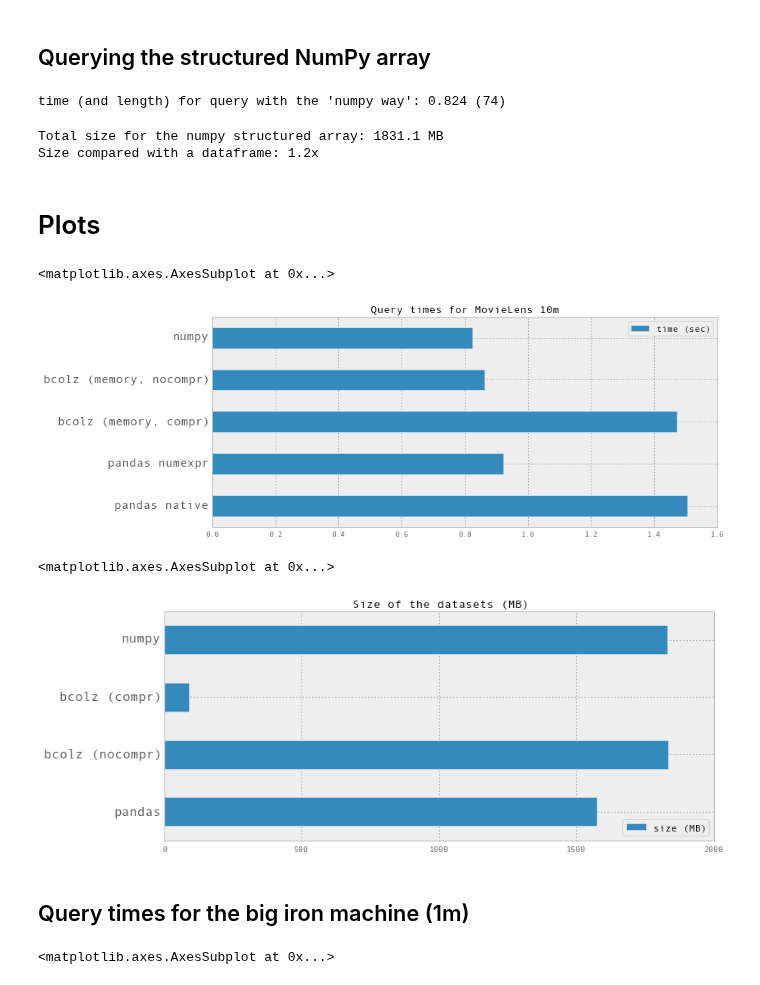
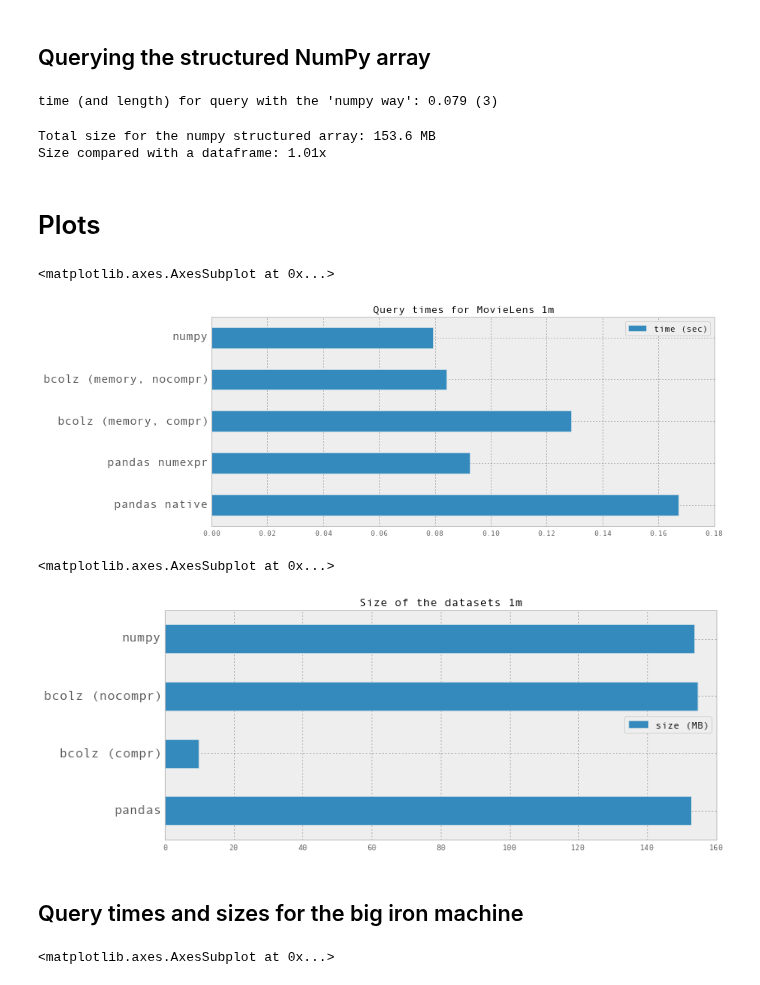
Before and after one commit to Blosc/movielens-bench, a Jupyter notebook: querying-assp14.ipynb, the cells around one changed output. Cells and saved outputs as stored; diff of their text form; code cells hidden in the pictures.

```diff
--- a/querying-assp14.ipynb
+++ b/querying-assp14.ipynb
@@ -48,7 +48,7 @@ def read_csv(dsetname, pdset):
     lens.to_hdf(pdset, 'lens')
     return lens
 # %%
-dsetname = '10m'
+dsetname = '1m'
 pdset = 'ml-%s.h5' % dsetname
 t0 = time()
 if os.path.exists(pdset):
@@ -234,17 +213,17 @@ npqtime = (time() - t0) / 10.
 print("time (and length) for query with the 'numpy way': %.3f (%d)" %
       (npqtime, len(result)))
 # %% [output]
-time (and length) for query with the 'numpy way': 0.824 (74)
+time (and length) for query with the 'numpy way': 0.079 (3)
 # %%
 # Size of the numpy container
 # Size for the compressed ctable
 npsize = nplens.view('i1').size / 2**20.
 print("Total size for the numpy structured array: %.1f MB" % (npsize,))
 # Reduction in size compared with the dataframe
-print("Size compared with a dataframe: %.1fx" % (npsize / dfsize,))
+print("Size compared with a dataframe: %.2fx" % (npsize / dfsize,))
 # %% [output]
-Total size for the numpy structured array: 1831.1 MB
-Size compared with a dataframe: 1.2x
+Total size for the numpy structured array: 153.6 MB
+Size compared with a dataframe: 1.01x
 # %% [markdown]
 # Plots
 # %%
@@ -258,15 +237,15 @@ pd.options.display.mpl_style = 'default'
 df.plot(kind='barh', figsize=(12,5), fontsize=16, title="Query times for MovieLens %s" % dsetname)
 # %% [output]
 <matplotlib.axes.AxesSubplot at 0x...>
-[figure, old version]
+[figure, new version]
 # %%
-labels = ["pandas", "bcolz (nocompr)", "bcolz (compr)", "numpy"]
-df = pd.DataFrame({'size (MB)': [dfsize, nzsize, zsize, npsize]}, index=labels)
+labels = ["pandas", "bcolz (compr)", "bcolz (nocompr)", "numpy"]
+df = pd.DataFrame({'size (MB)': [dfsize, zsize, nzsize, npsize]}, index=labels)
 pd.options.display.mpl_style = 'default'
-df.plot(kind='barh', figsize=(12,5), fontsize=16, title="Size of the datasets (MB)")
+df.plot(kind='barh', figsize=(12,5), fontsize=16, title="Size of the datasets %s" % dsetname)
 # %% [output]
 <matplotlib.axes.AxesSubplot at 0x...>
-[figure, old version]
+[figure, new version]
 # %% [markdown]
-## Query times for the big iron machine (1m)
+## Query times and sizes for the big iron machine
 # %%
```
Also changed, not shown: parts of 18 cells of this notebook.
